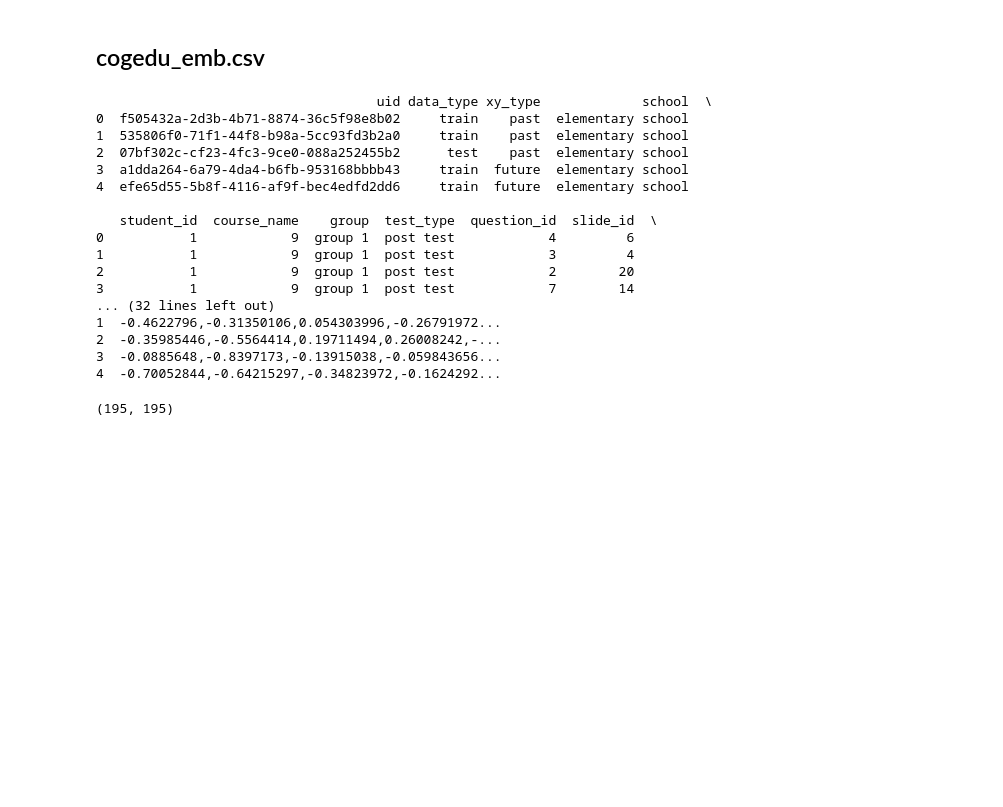
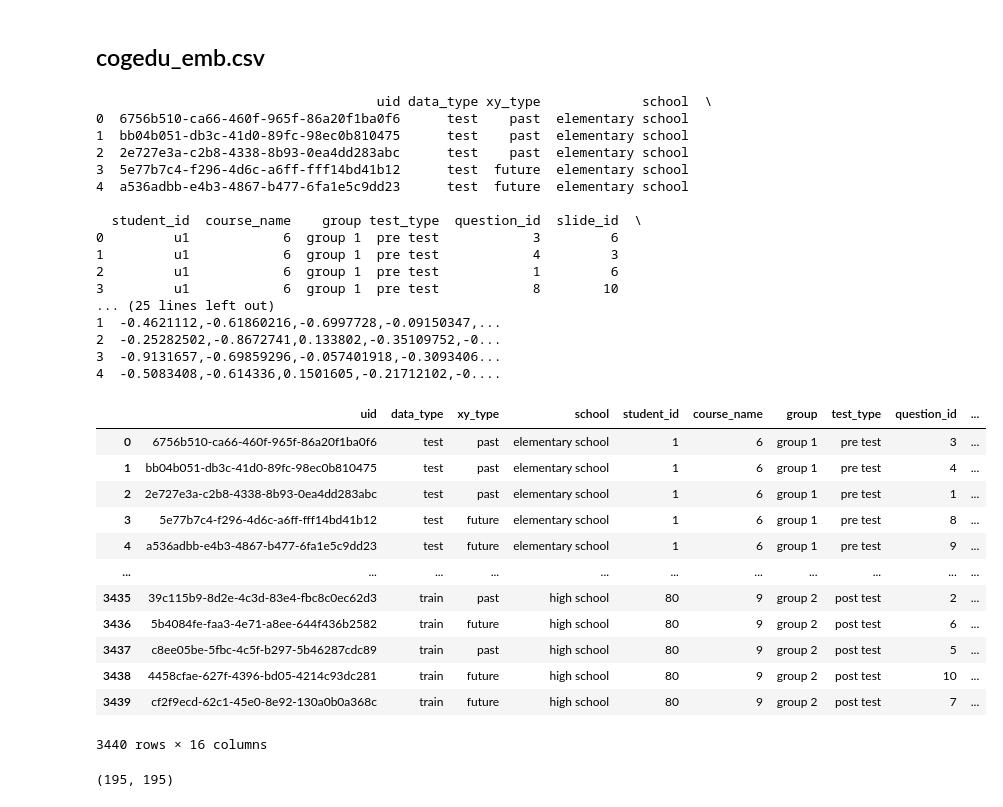
Before and after one commit to HanisPHY/pipeline_pykt, a Jupyter notebook: test.ipynb, the cells around one changed output. Drawn from its saved outputs; the diff is of its cells as text; code cells hidden in the pictures; blank space fills up the shorter version.

```diff
--- a/test.ipynb
+++ b/test.ipynb
@@ -406,7 +390,7 @@ df[df['student_id'] == 2]
 import pandas as pd
 
 # Path to your CSV file
-file_path = './data/gkt_new/cogedu_emb.csv'
+file_path = './data/gkt_new/cogedu_emb_raw.csv'
 
 # Load the dataset with the correct delimiter
 df = pd.read_csv(file_path, delimiter=',')
@@ -415,22 +399,39 @@ df = pd.read_csv(file_path, delimiter=',')
 print(df.head())
 # %% [output]
                                     uid data_type xy_type             school  \
-0  f505432a-2d3b-4b71-8874-36c5f98e8b02     train    past  elementary school
-1  535806f0-71f1-44f8-b98a-5cc93fd3b2a0     train    past  elementary school
-2  07bf302c-cf23-4fc3-9ce0-088a252455b2      test    past  elementary school
-3  a1dda264-6a79-4da4-b6fb-953168bbbb43     train  future  elementary school
-4  efe65d55-5b8f-4116-af9f-bec4edfd2dd6     train  future  elementary school
+0  6756b510-ca66-460f-965f-86a20f1ba0f6      test    past  elementary school
+1  bb04b051-db3c-41d0-89fc-98ec0b810475      test    past  elementary school
+2  2e727e3a-c2b8-4338-8b93-0ea4dd283abc      test    past  elementary school
+3  5e77b7c4-f296-4d6c-a6ff-fff14bd41b12      test  future  elementary school
+4  a536adbb-e4b3-4867-b477-6fa1e5c9dd23      test  future  elementary school
 
-   student_id  course_name    group  test_type  question_id  slide_id  \
-0           1            9  group 1  post test            4         6
-1           1            9  group 1  post test            3         4
-2           1            9  group 1  post test            2        20
-3           1            9  group 1  post test            7        14
-... (32 lines left out)
-1  -0.4622796,-0.31350106,0.054303996,-0.26791972...
-2  -0.35985446,-0.5564414,0.19711494,0.26008242,-...
-3  -0.0885648,-0.8397173,-0.13915038,-0.059843656...
-4  -0.70052844,-0.64215297,-0.34823972,-0.1624292...
+  student_id  course_name    group test_type  question_id  slide_id  \
+0         u1            6  group 1  pre test            3         6
+1         u1            6  group 1  pre test            4         3
+2         u1            6  group 1  pre test            1         6
+3         u1            6  group 1  pre test            8        10
+... (25 lines left out)
+1  -0.4621112,-0.61860216,-0.6997728,-0.09150347,...
+2  -0.25282502,-0.8672741,0.133802,-0.35109752,-0...
+3  -0.9131657,-0.69859296,-0.057401918,-0.3093406...
+4  -0.5083408,-0.614336,0.1501605,-0.21712102,-0....
+# %%
+df['student_id'] = df['student_id'].str[1:]
+df
+# %% [output]
+|  | uid | data_type | xy_type | school | student_id | course_name | group | test_type | question_id | ... |
+| 0 | 6756b510-ca66-460f-965f-86a20f1ba0f6 | test | past | elementary school | 1 | 6 | group 1 | pre test | 3 | ... |
+| 1 | bb04b051-db3c-41d0-89fc-98ec0b810475 | test | past | elementary school | 1 | 6 | group 1 | pre test | 4 | ... |
+| 2 | 2e727e3a-c2b8-4338-8b93-0ea4dd283abc | test | past | elementary school | 1 | 6 | group 1 | pre test | 1 | ... |
+| 3 | 5e77b7c4-f296-4d6c-a6ff-fff14bd41b12 | test | future | elementary school | 1 | 6 | group 1 | pre test | 8 | ... |
+| 4 | a536adbb-e4b3-4867-b477-6fa1e5c9dd23 | test | future | elementary school | 1 | 6 | group 1 | pre test | 9 | ... |
+| ... | ... | ... | ... | ... | ... | ... | ... | ... | ... | ... |
+| 3435 | 39c115b9-8d2e-4c3d-83e4-fbc8c0ec62d3 | train | past | high school | 80 | 9 | group 2 | post test | 2 | ... |
+| 3436 | 5b4084fe-faa3-4e71-a8ee-644f436b2582 | train | future | high school | 80 | 9 | group 2 | post test | 6 | ... |
+| 3437 | c8ee05be-5fbc-4c5f-b297-5b46287cdc89 | train | past | high school | 80 | 9 | group 2 | post test | 5 | ... |
+| 3438 | 4458cfae-627f-4396-bd05-4214c93dc281 | train | future | high school | 80 | 9 | group 2 | post test | 10 | ... |
+| 3439 | cf2f9ecd-62c1-45e0-8e92-130a0b0a368c | train | future | high school | 80 | 9 | group 2 | post test | 7 | ... |
+3440 rows × 16 columns
 # %%
 max(df.groupby(['course_name', 'slide_id', 'school']).ngroup() + 1), max(pd.factorize(df[['course_name', 'slide_id', 'school']].apply(tuple, axis=1))[0] + 1)
 # %% [output]
```
Also changed, not shown: parts of 3 cells of this notebook, 1 other file.
